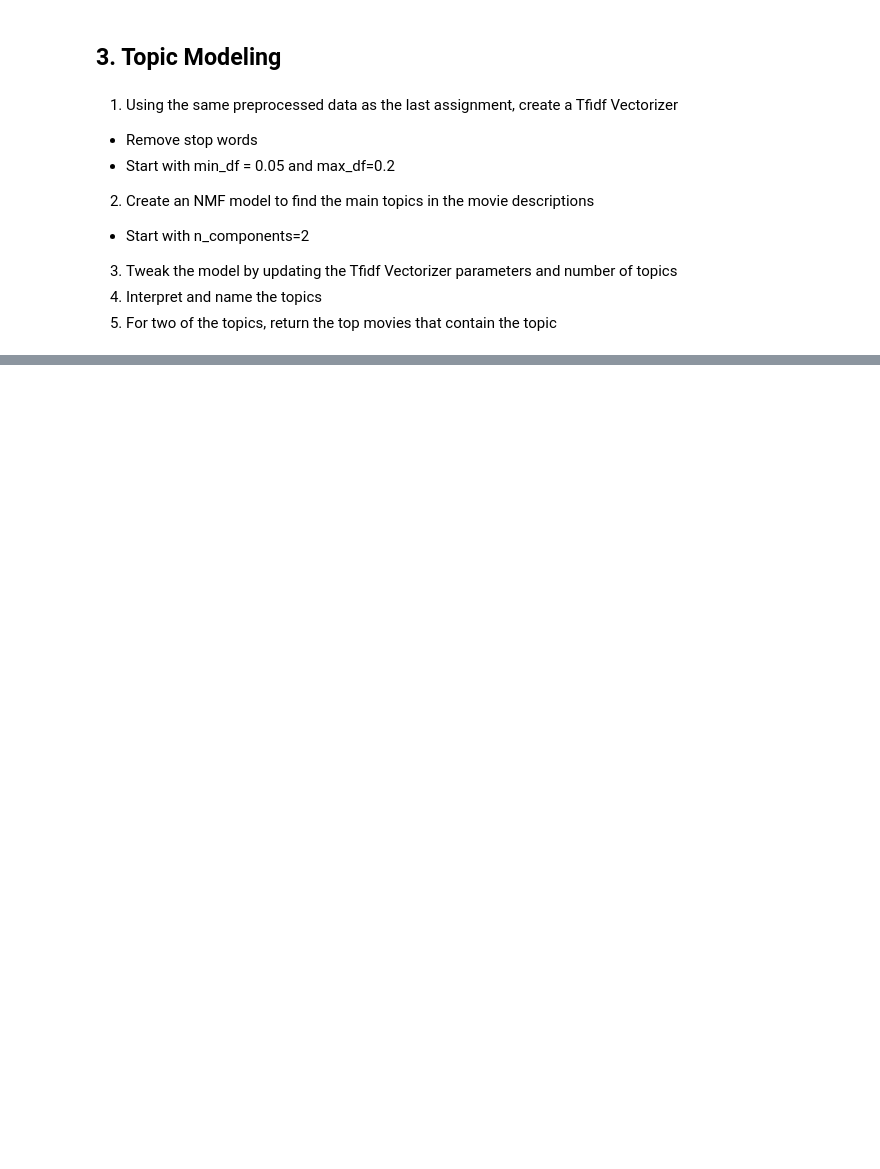
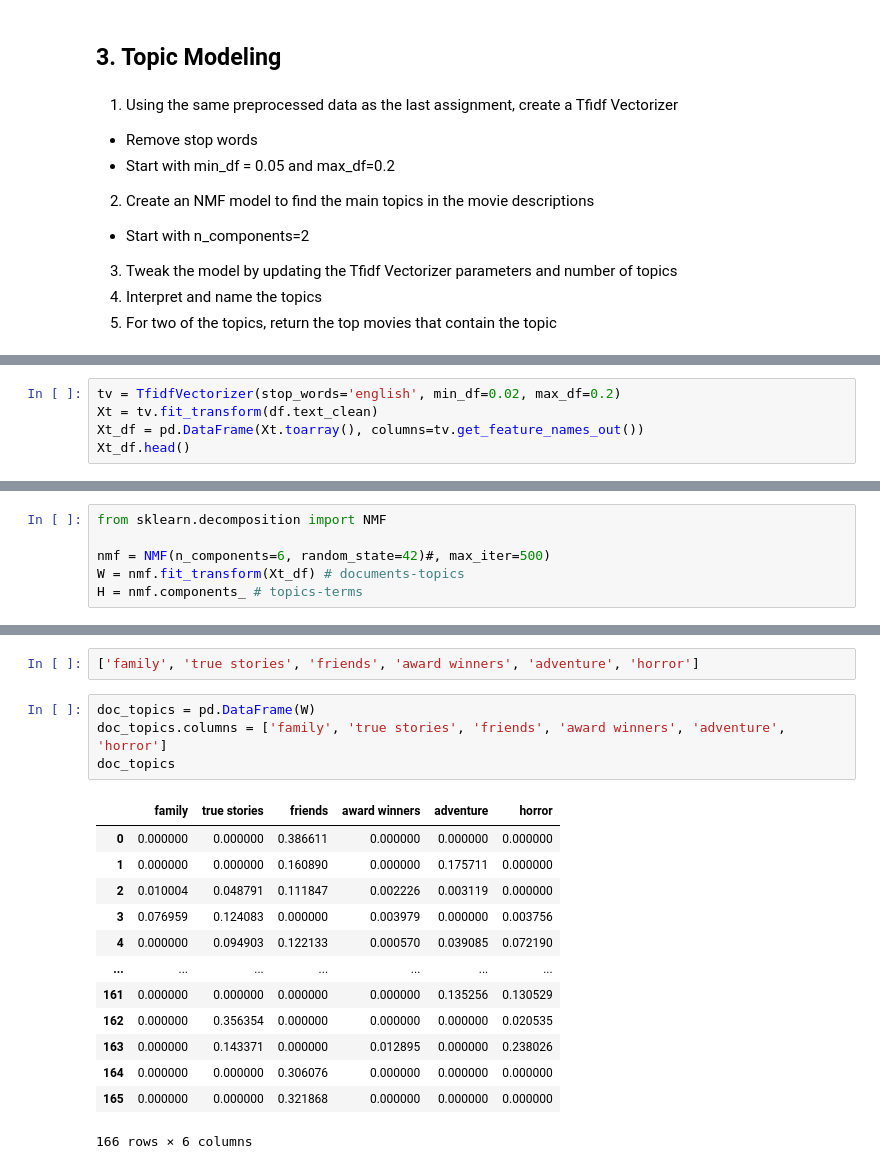
Before and after one commit to Camiloesp/PythonDataScience_NaturalLanguageProcessing, a Jupyter notebook: Course Assignment Notebooks/section4_assignments.ipynb, the cells around one changed output, grey strips where cells are left out. Cells and saved outputs as stored; diff of their text form; blank space fills up the shorter version.

Commit message:
Topic Modeling

```diff
--- a/Course Assignment Notebooks/section4_assignments.ipynb
+++ b/Course Assignment Notebooks/section4_assignments.ipynb
@@ -219,0 +226,5 @@ df.head()
+# %%
+tv = TfidfVectorizer(stop_words='english', min_df=0.02, max_df=0.2)
+Xt = tv.fit_transform(df.text_clean)
+Xt_df = pd.DataFrame(Xt.toarray(), columns=tv.get_feature_names_out())
+Xt_df.head()
@@ -219,0 +239,6 @@ df.head()
+# %%
+from sklearn.decomposition import NMF
+
+nmf = NMF(n_components=6, random_state=42)#, max_iter=500)
+W = nmf.fit_transform(Xt_df) # documents-topics
+H = nmf.components_ # topics-terms
@@ -219,0 +260,20 @@ df.head()
+# %%
+['family', 'true stories', 'friends', 'award winners', 'adventure', 'horror']
+# %%
+doc_topics = pd.DataFrame(W)
+doc_topics.columns = ['family', 'true stories', 'friends', 'award winners', 'adventure', 'horror']
+doc_topics
+# %% [output]
+|  | family | true stories | friends | award winners | adventure | horror |
+| 0 | 0.000000 | 0.000000 | 0.386611 | 0.000000 | 0.000000 | 0.000000 |
+| 1 | 0.000000 | 0.000000 | 0.160890 | 0.000000 | 0.175711 | 0.000000 |
+| 2 | 0.010004 | 0.048791 | 0.111847 | 0.002226 | 0.003119 | 0.000000 |
+| 3 | 0.076959 | 0.124083 | 0.000000 | 0.003979 | 0.000000 | 0.003756 |
+| 4 | 0.000000 | 0.094903 | 0.122133 | 0.000570 | 0.039085 | 0.072190 |
+| ... | ... | ... | ... | ... | ... | ... |
+| 161 | 0.000000 | 0.000000 | 0.000000 | 0.000000 | 0.135256 | 0.130529 |
+| 162 | 0.000000 | 0.356354 | 0.000000 | 0.000000 | 0.000000 | 0.020535 |
+| 163 | 0.000000 | 0.143371 | 0.000000 | 0.012895 | 0.000000 | 0.238026 |
+| 164 | 0.000000 | 0.000000 | 0.306076 | 0.000000 | 0.000000 | 0.000000 |
+| 165 | 0.000000 | 0.000000 | 0.321868 | 0.000000 | 0.000000 | 0.000000 |
+166 rows × 6 columns
```
Also changed, not shown: parts of 6 cells of this notebook, 1 other file.
